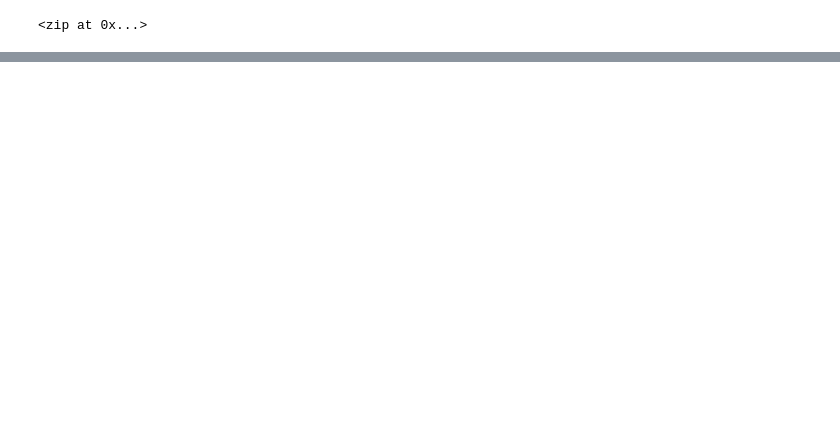
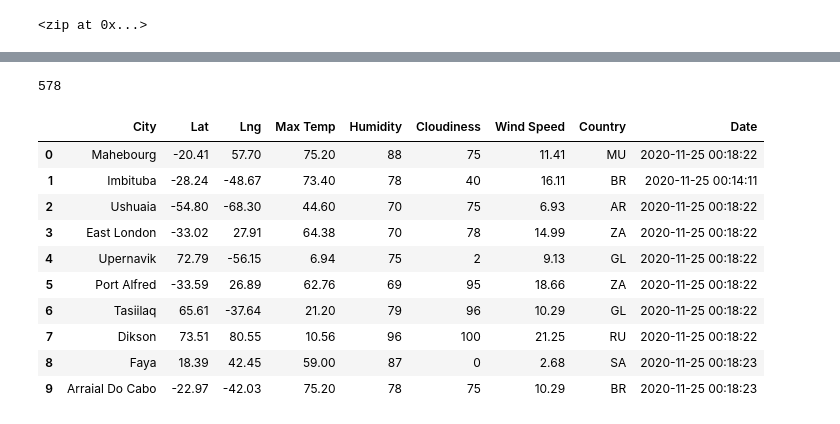
Before and after one commit to Antriksha-kumar/World_Weather_Analysis, a Jupyter notebook: WeatherPy.ipynb, the cells around one changed output, grey strips where cells are left out. Cells and saved outputs as stored; diff of their text form; code cells hidden in the pictures; blank space fills up the shorter version.

Commit message:
add file with dataframe

```diff
--- a/WeatherPy.ipynb
+++ b/WeatherPy.ipynb
@@ -39,0 +40,12 @@ len(cities)
+# %%
+# Import the requests library.
+import requests
+
+# import the API key
+from config import weather_api_key
+
+# Import the datetime module from the datetime library.
+from datetime import datetime
+
+# Starting URL for Weather Map API Call.
+url = "http://api.openweathermap.org/data/2.5/weather?units=Imperial&APPID=" + weather_api_key
@@ -39,0 +130,20 @@ len(cities)
+# %%
+len(city_data)
+# %% [output]
+578
+# %%
+# Convert the array of dictionaries to a Pandas DataFrame.
+city_data_df = pd.DataFrame(city_data)
+city_data_df.head(10)
+# %% [output]
+|  | City | Lat | Lng | Max Temp | Humidity | Cloudiness | Wind Speed | Country | Date |
+| 0 | Mahebourg | -20.41 | 57.70 | 75.20 | 88 | 75 | 11.41 | MU | 2020-11-25 00:18:22 |
+| 1 | Imbituba | -28.24 | -48.67 | 73.40 | 78 | 40 | 16.11 | BR | 2020-11-25 00:14:11 |
+| 2 | Ushuaia | -54.80 | -68.30 | 44.60 | 70 | 75 | 6.93 | AR | 2020-11-25 00:18:22 |
+| 3 | East London | -33.02 | 27.91 | 64.38 | 70 | 78 | 14.99 | ZA | 2020-11-25 00:18:22 |
+| 4 | Upernavik | 72.79 | -56.15 | 6.94 | 75 | 2 | 9.13 | GL | 2020-11-25 00:18:22 |
+| 5 | Port Alfred | -33.59 | 26.89 | 62.76 | 69 | 95 | 18.66 | ZA | 2020-11-25 00:18:22 |
+| 6 | Tasiilaq | 65.61 | -37.64 | 21.20 | 79 | 96 | 10.29 | GL | 2020-11-25 00:18:22 |
+| 7 | Dikson | 73.51 | 80.55 | 10.56 | 96 | 100 | 21.25 | RU | 2020-11-25 00:18:22 |
+| 8 | Faya | 18.39 | 42.45 | 59.00 | 87 | 0 | 2.68 | SA | 2020-11-25 00:18:23 |
+| 9 | Arraial Do Cabo | -22.97 | -42.03 | 75.20 | 78 | 75 | 10.29 | BR | 2020-11-25 00:18:23 |
```
Also changed, not shown: parts of 4 cells of this notebook, 1 other file.
